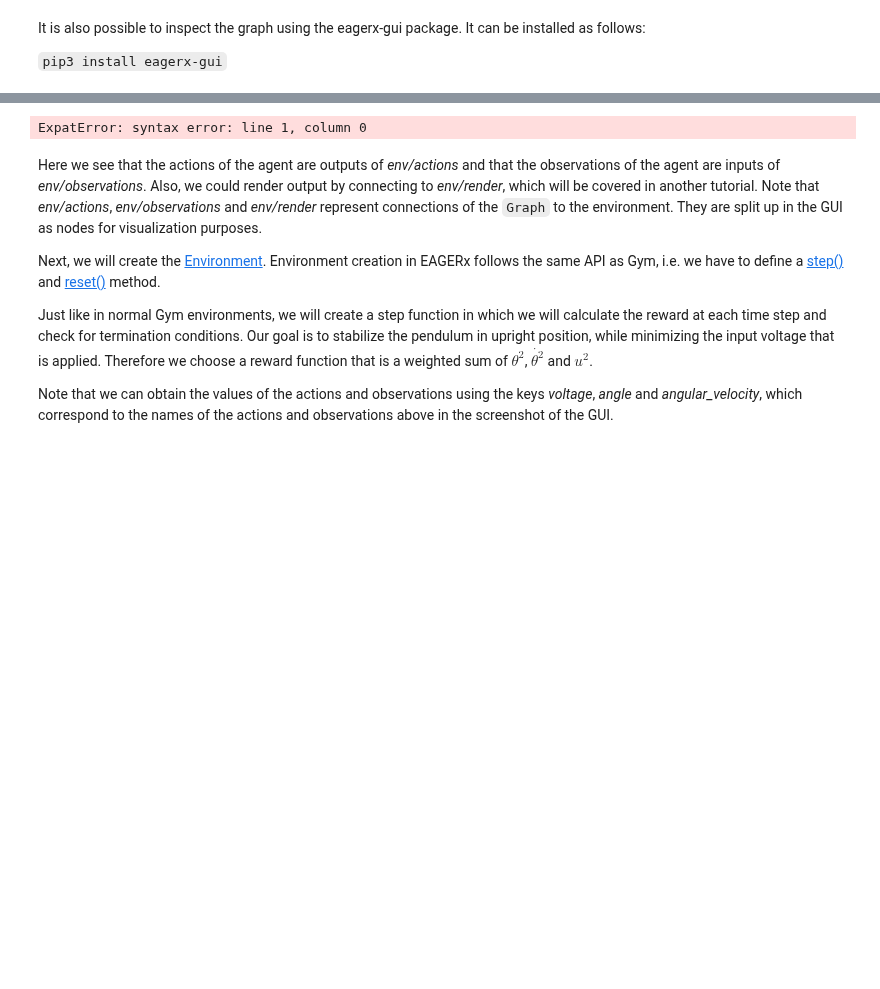
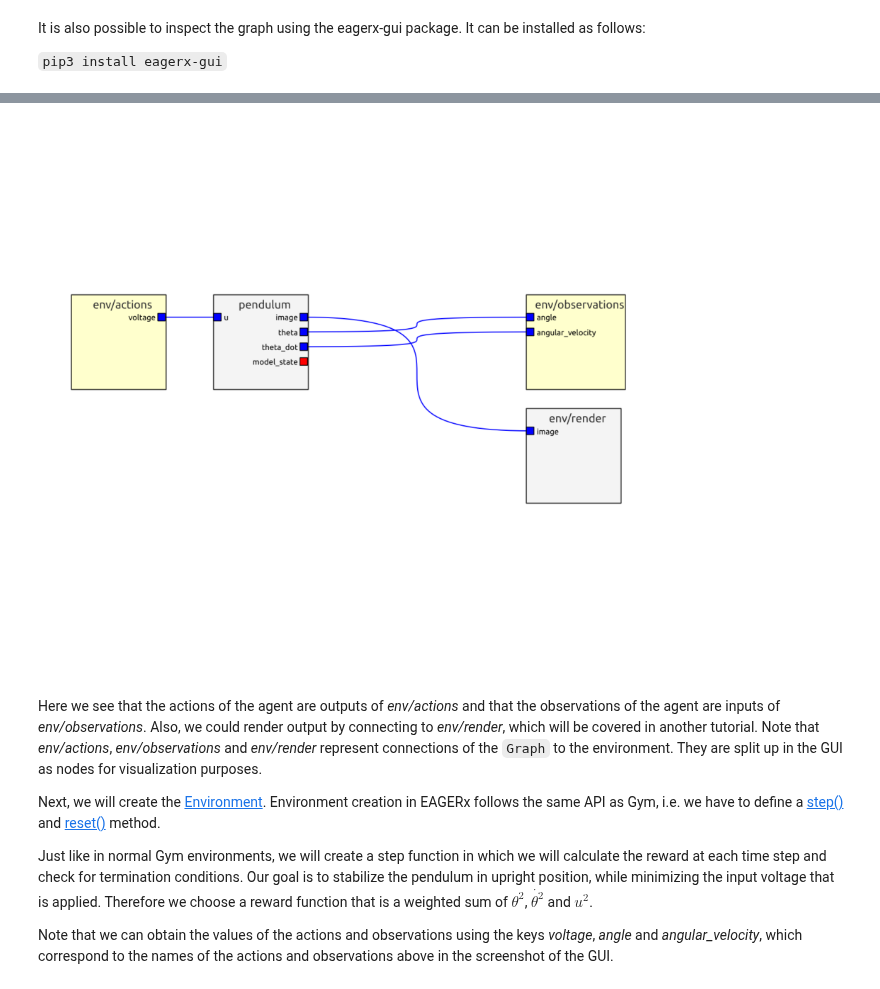
Before and after one commit to eager-dev/eagerx_tutorials, a Jupyter notebook: tutorials/pendulum/1_environment_creation.ipynb, the cells around one changed output, grey strips where cells are left out. Drawn from its saved outputs; the diff is of its cells as text; code cells hidden in the pictures; blank space fills up the shorter version.

```diff
--- a/tutorials/pendulum/1_environment_creation.ipynb
+++ b/tutorials/pendulum/1_environment_creation.ipynb
@@ -137,6 +136,11 @@ It is also possible to inspect the graph using the eagerx-gui package. It can be
 # %%
 #@markdown In this notebook we cannot open the interactive app, therefore we will open the GUI with `interactive=False`.
 
-gui_render = graph.gui(interactive=False, filename="gui_render.svg")
-helper.show_svg("gui_render.svg", width="50%")
+%matplotlib inline
+from matplotlib import pyplot as plt
+
+gui_render = graph.gui(interactive=False)
+plt.rcParams['figure.figsize'] = [15, 10]
+plt.axis("off")
+plt.imshow(gui_render)
 # %% [output]
@@ -144,4 +148,4 @@ cannot import name 'get_module_type_string' from 'eagerx.utils.utils' (/home/r2c
-ExpatError: syntax error: line 1, column 0
+[figure, added]
 # %% [markdown]
 Here we see that the actions of the agent are outputs of *env/actions* and that the observations of the agent are inputs of *env/observations*.
 Also, we could render output by connecting to *env/render*, which will be covered in another tutorial.
```
Also changed, not shown: parts of 4 cells of this notebook, 7 other files.
